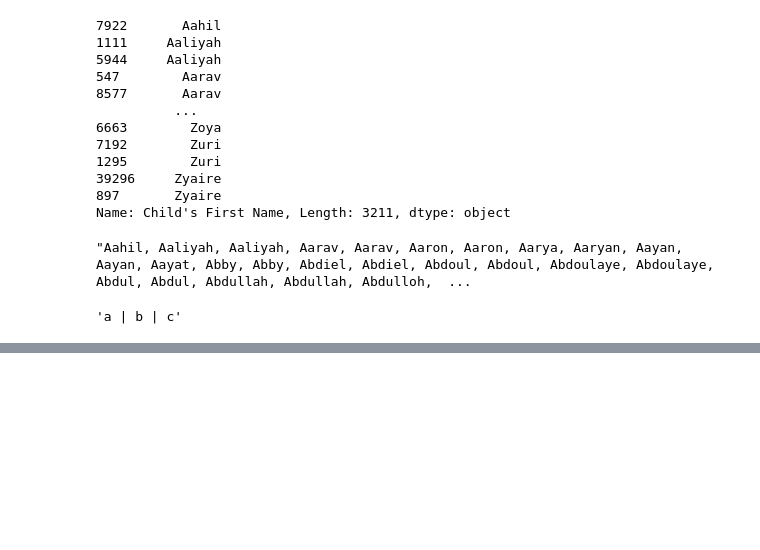
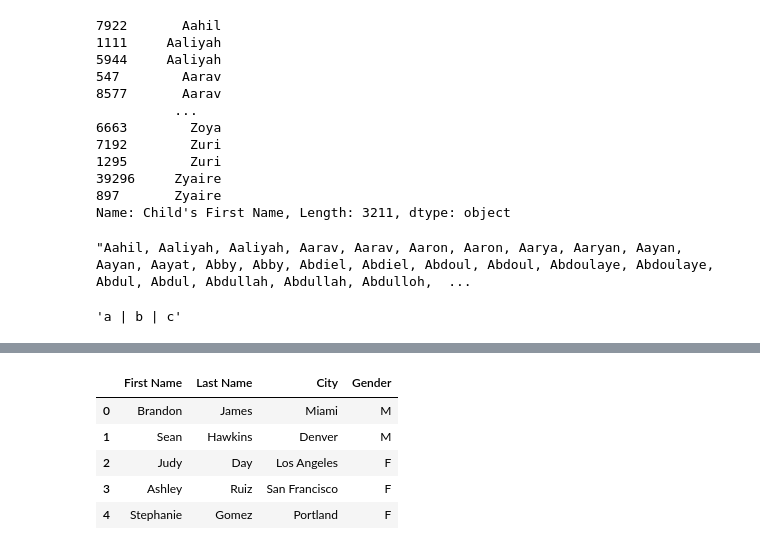
Before and after one commit to jack-cao-623/python_learning, a Jupyter notebook: pandas_input_and_output.ipynb, the cells around one changed output, grey strips where cells are left out. Cells and saved outputs as stored; diff of their text form; code cells hidden in the pictures; blank space fills up the shorter version.

```diff
--- a/pandas_input_and_output.ipynb
+++ b/pandas_input_and_output.ipynb
@@ -92,0 +177,6 @@ Name: Child's First Name, Length: 3211, dtype: object
+# %%
+# can also provide list of index positions
+data = pd.read_excel(myfile2.content, sheet_name = [0, 1]) # first two sheets, index positions; can also be names of sheets, so they become keys in dictionary
+
+# this is a dictionary
+type(data)
@@ -92,0 +200,13 @@ Name: Child's First Name, Length: 3211, dtype: object
+# %%
+# sheet index positions, 0 and 1, are keys
+# values are respective dataframes
+
+# value corresponding to key 0
+data[0]
+# %% [output]
+|  | First Name | Last Name | City | Gender |
+| 0 | Brandon | James | Miami | M |
+| 1 | Sean | Hawkins | Denver | M |
+| 2 | Judy | Day | Los Angeles | F |
+| 3 | Ashley | Ruiz | San Francisco | F |
+| 4 | Stephanie | Gomez | Portland | F |
```
Also changed, not shown: parts of 17 cells of this notebook.
